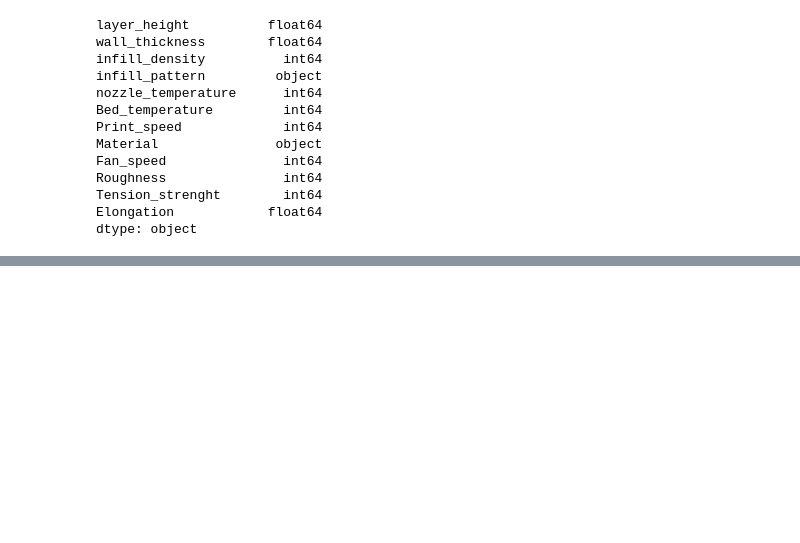
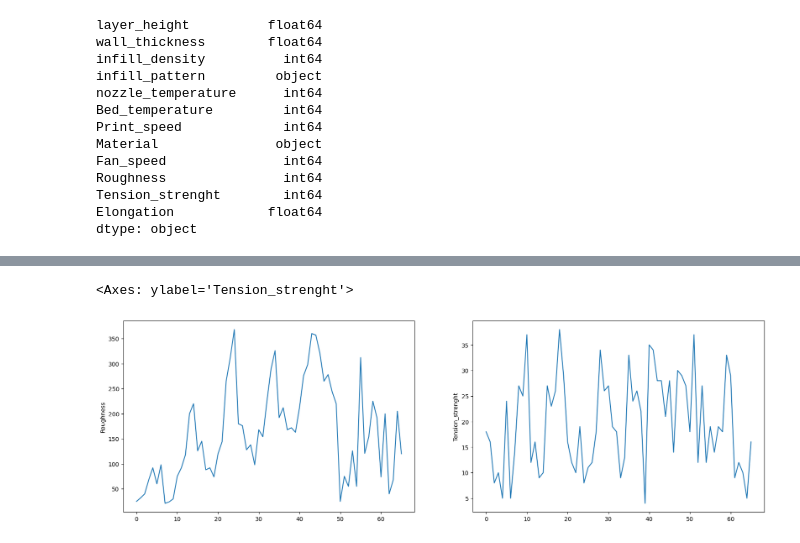
Before and after one commit to ShubhamGupta2505/MachineLearningPractice, a Jupyter notebook: 3d-printer-material-prediction.ipynb, the cells around one changed output, grey strips where cells are left out. Cells and saved outputs as stored; diff of their text form; code cells hidden in the pictures; blank space fills up the shorter version.

```diff
--- a/3d-printer-material-prediction.ipynb
+++ b/3d-printer-material-prediction.ipynb
@@ -84,0 +148,10 @@ dtype: object
+# %%
+
+plt.figure(figsize=(20,6))
+plt.subplot(1,2,1)
+sns.lineplot(data=df,x=df.index,y='Roughness')
+plt.subplot(1,2,2)
+sns.lineplot(data=df,x=df.index,y='Tension_strenght')
+# %% [output]
+<Axes: ylabel='Tension_strenght'>
+[figure, added]
```
Also changed, not shown: parts of 37 cells of this notebook.
